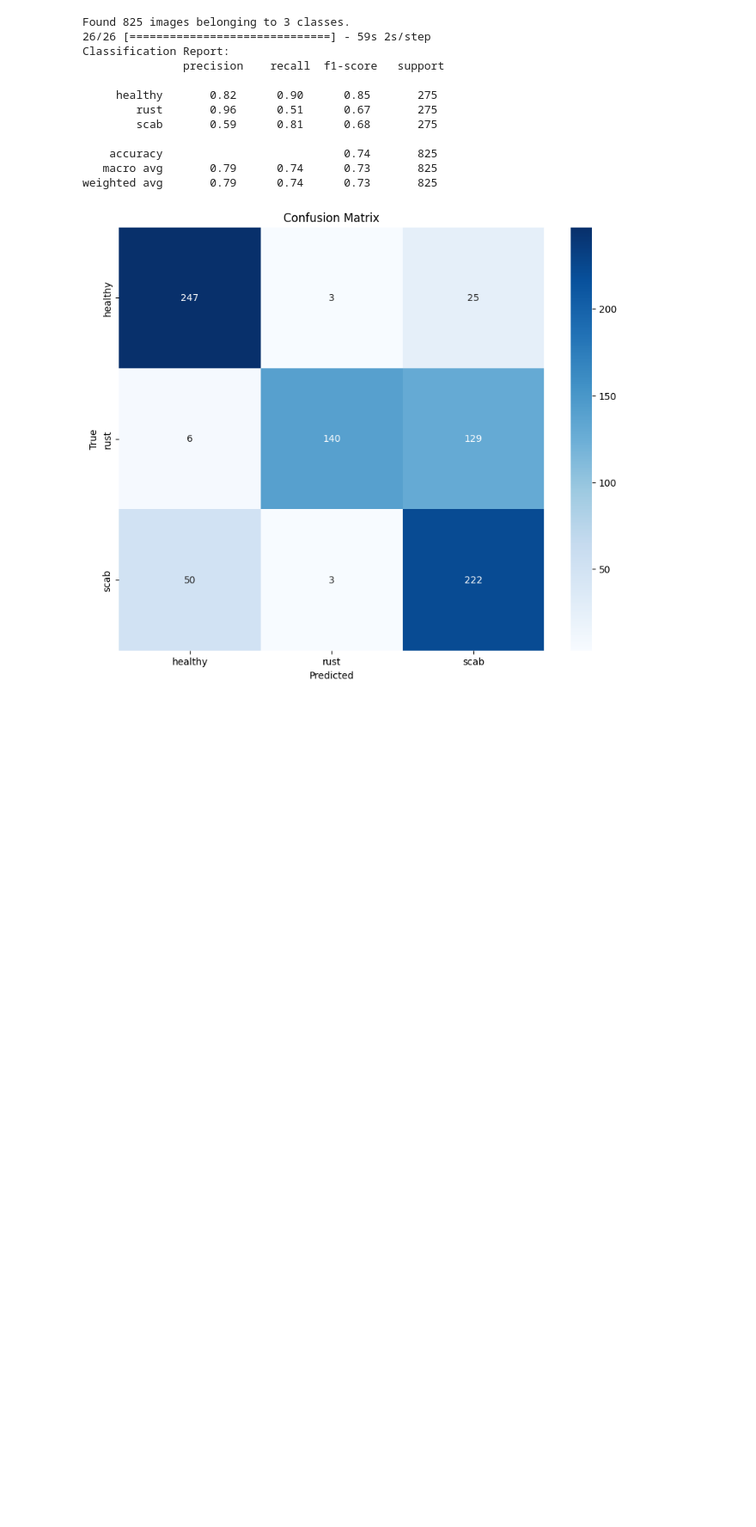
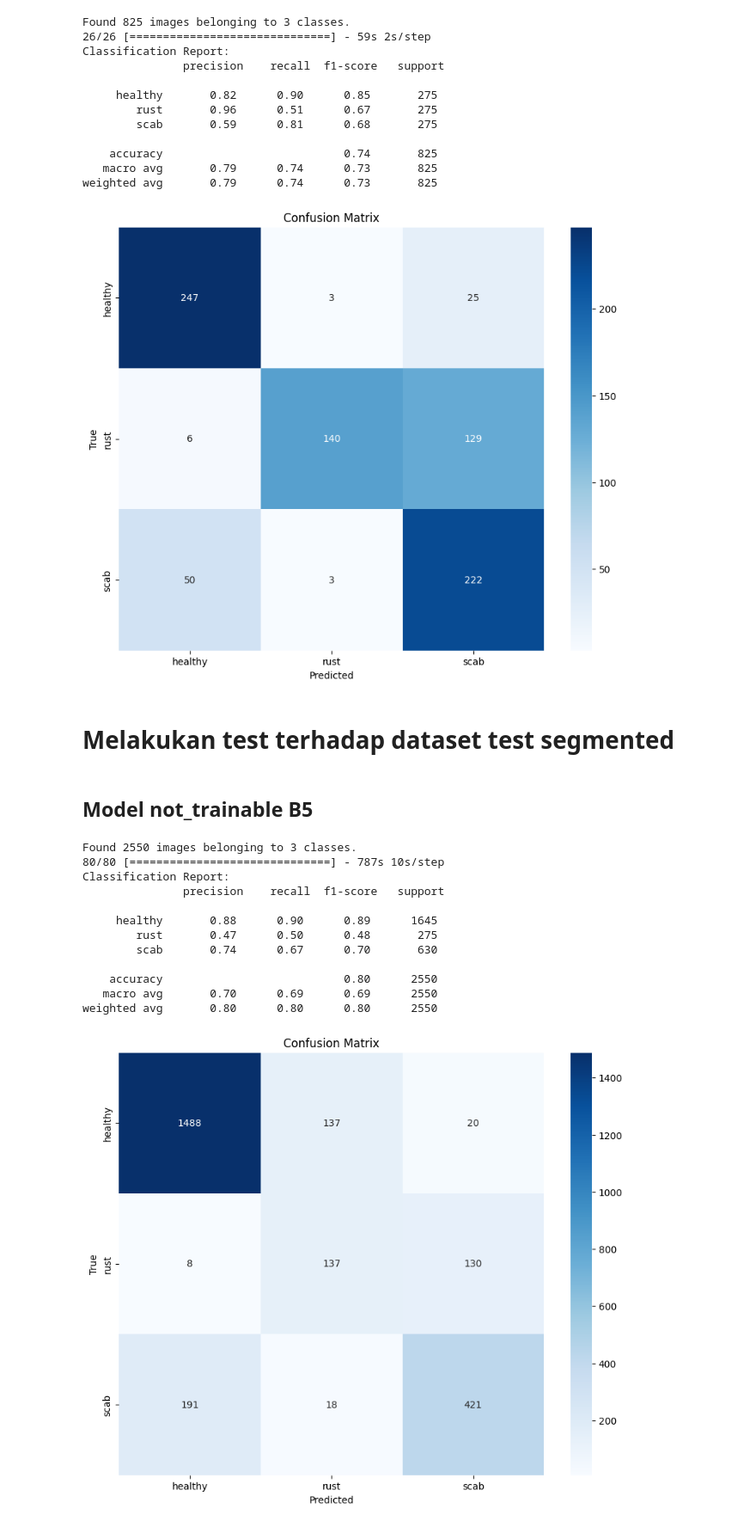
Before and after one commit to AbiyaMakruf/TelU-Tubes-TugasAkhir-KlasifikasiPenyakitTanamanApel, a Jupyter notebook: modifikasi.ipynb, the cells around one changed output. Shown: that part at 86% size. Saved outputs shown, nothing was run; the diff lists cells and outputs as text; code cells hidden in the pictures; blank space fills up the shorter version.

```diff
--- a/modifikasi.ipynb
+++ b/modifikasi.ipynb
@@ -144,3 +190,5 @@ Classification Report:
    macro avg       0.79      0.74      0.73       825
 weighted avg       0.79      0.74      0.73       825
 [figure]
+# %% [markdown]
+# Melakukan test terhadap dataset test segmented
@@ -146,0 +206,48 @@ weighted avg       0.79      0.74      0.73       825
+# %% [markdown]
+## Model not_trainable B5
+# %%
+# Menggunakan ImageDataGenerator untuk melakukan preprocessing pada data testing
+test_datagen = ImageDataGenerator(preprocessing_function=efficientnet_preprocess)
+
+# Generator untuk data testing
+test_generator = test_datagen.flow_from_directory(
+    directory=test_dir_segmentated,
+    target_size=(456, 456),  # Sesuaikan dengan input size model
+    batch_size=32,  # Gunakan batch_size = 1 agar bisa mengambil gambar satu per satu
+    class_mode='categorical',
+    shuffle=False  # Jangan di-shuffle untuk menjaga urutan gambar
+)
+
+y_pred = model_not_trainable.predict(test_generator, steps=len(test_generator), verbose=1)
+
+y_pred_classes = np.argmax(y_pred, axis=1)
+
+y_true = test_generator.classes
+
+class_names = list(test_generator.class_indices.keys())
+
+cm = confusion_matrix(y_true, y_pred_classes)
+
+print("Classification Report:\n", classification_report(y_true, y_pred_classes, target_names=class_names))
+
+# Langkah 5: Menampilkan confusion matrix sebagai heatmap
+plt.figure(figsize=(10, 8))
+sns.heatmap(cm, annot=True, fmt='d', cmap='Blues', xticklabels=class_names, yticklabels=class_names)
+plt.title('Confusion Matrix')
+plt.xlabel('Predicted')
+plt.ylabel('True')
+plt.show()
+# %% [output]
+Found 2550 images belonging to 3 classes.
+80/80 [==============================] - 787s 10s/step
+Classification Report:
+               precision    recall  f1-score   support
+
+     healthy       0.88      0.90      0.89      1645
+        rust       0.47      0.50      0.48       275
+        scab       0.74      0.67      0.70       630
+
+    accuracy                           0.80      2550
+   macro avg       0.70      0.69      0.69      2550
+weighted avg       0.80      0.80      0.80      2550
+[figure, added]
```
Also changed, not shown: parts of 26 cells of this notebook, 3 other files.
